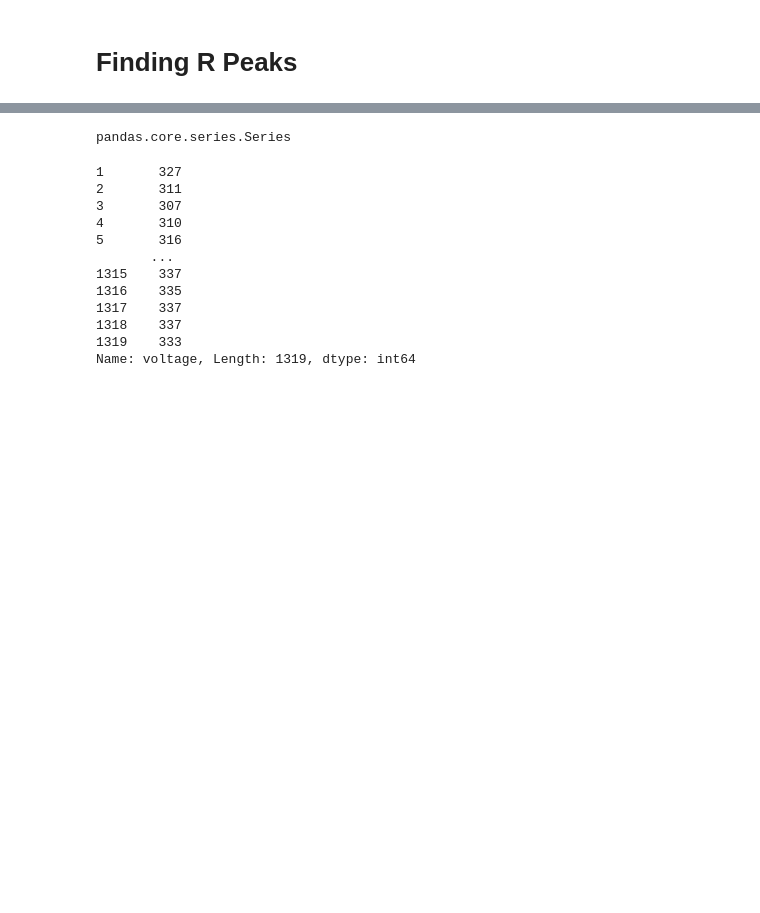
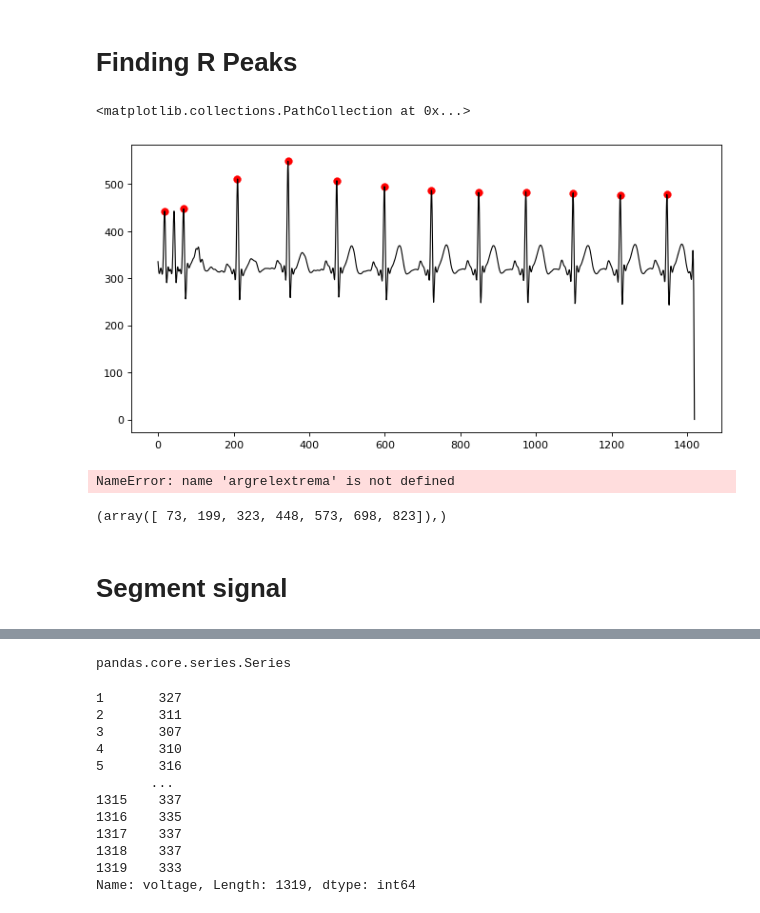
Before and after one commit to Gr-Anderson/FYP, a Jupyter notebook: Project_Presentation.ipynb, the cells around one changed output, grey strips where cells are left out. Cells and saved outputs as stored; diff of their text form; code cells hidden in the pictures; blank space fills up the shorter version.

Commit message:
got r peaks

```diff
--- a/Project_Presentation.ipynb
+++ b/Project_Presentation.ipynb
@@ -70,2 +70,70 @@ plt.show()
 # %% [markdown]
 # Finding R Peaks
+# %%
+import numpy as np
+import matplotlib.pyplot as plt
+from scipy.signal import argrelextrema
+
+# data = pd.read_csv("project_presentation.csv")
+
+# data = data[400:-100]
+
+
+no_of_rows = data.shape[0]
+
+# voltage = data["voltage"]
+line_numbers = []
+
+for i in range(0, no_of_rows):
+    line_numbers.append(i)
+
+ecg_plot = np.concatenate((sig_ff, line_numbers))
+
+c_max_index = argrelextrema(ecg_plot, np.greater, order=45)
+
+# print (c_max_index)
+
+plt.figure(num=None, figsize=(10, 5), dpi=80, facecolor="w", edgecolor="k")
+plt.plot(sig_ff, color="#000000", linewidth=1)
+
+
+plt.scatter(c_max_index[0],ecg_plot[c_max_index[0]],linewidth=0.3, s=50, c='r')
+# %% [output]
+<matplotlib.collections.PathCollection at 0x...>
+[figure, added]
+# %%
+# voltage = data["voltage"]
+no_of_rows = sig_ff.shape[0]
+line_numbers = []
+theVoltage = []
+threshold = 400
+start = 400
+end = -100
+
+for i in range(0, no_of_rows):
+#     print (voltage[i])
+#     squaredValue = voltage[i] * voltage[i]
+    if sig_ff[i] > threshold:
+        theVoltage.append(sig_ff[i])
+    else:
+        theVoltage.append(0)
+    line_numbers.append(i)
+
+ecg_plot = np.concatenate((theVoltage[start:end], line_numbers[start:end]))
+
+r_peaks = argrelextrema(ecg_plot, np.greater, order=5)
+
+# print (c_max_index)
+
+plt.figure(num=None, figsize=(10, 5), dpi=80, facecolor="w", edgecolor="k")
+plt.plot(theVoltage[start:end], color="#000000", linewidth=1)
+
+plt.scatter(r_peaks[0],ecg_plot[c_max_index[0]],linewidth=0.3, s=500, c='r')
+# %% [output]
+NameError: name 'argrelextrema' is not defined
+# %%
+c_max_index
+# %% [output]
+(array([ 73, 199, 323, 448, 573, 698, 823]),)
+# %% [markdown]
+# Segment signal
```
Also changed, not shown: parts of 4 cells of this notebook, 1 other file.
